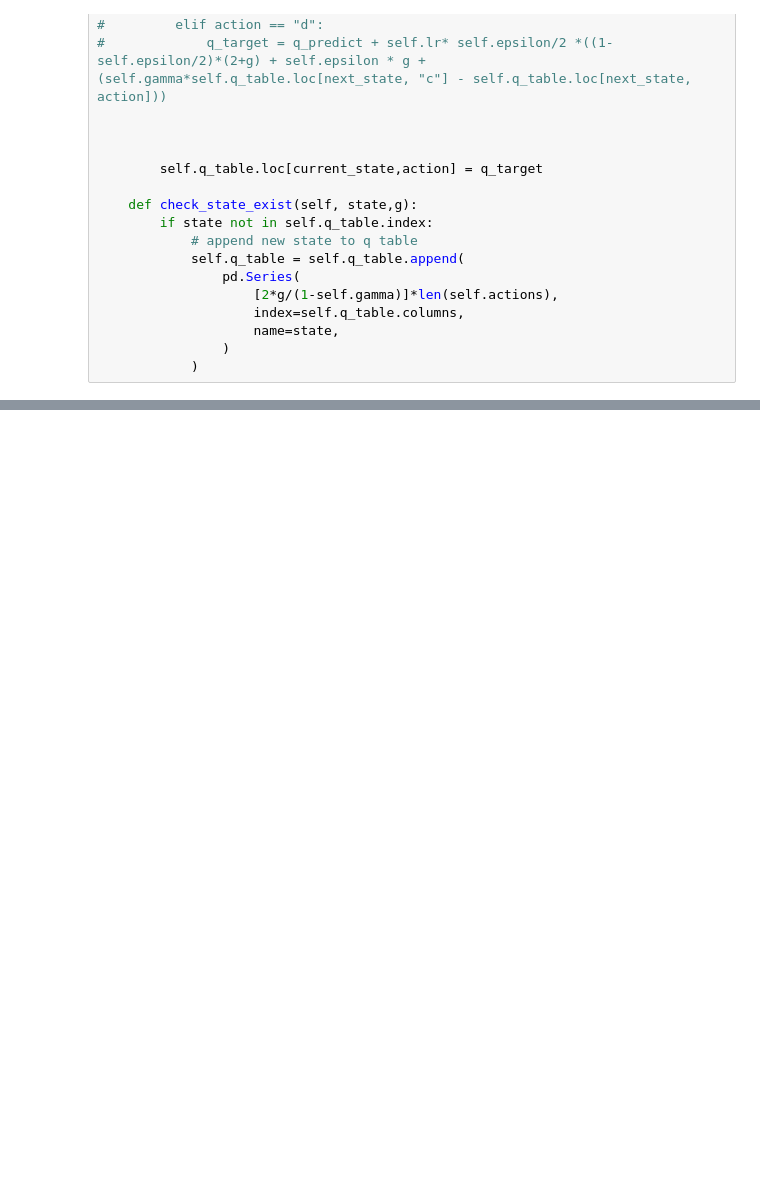
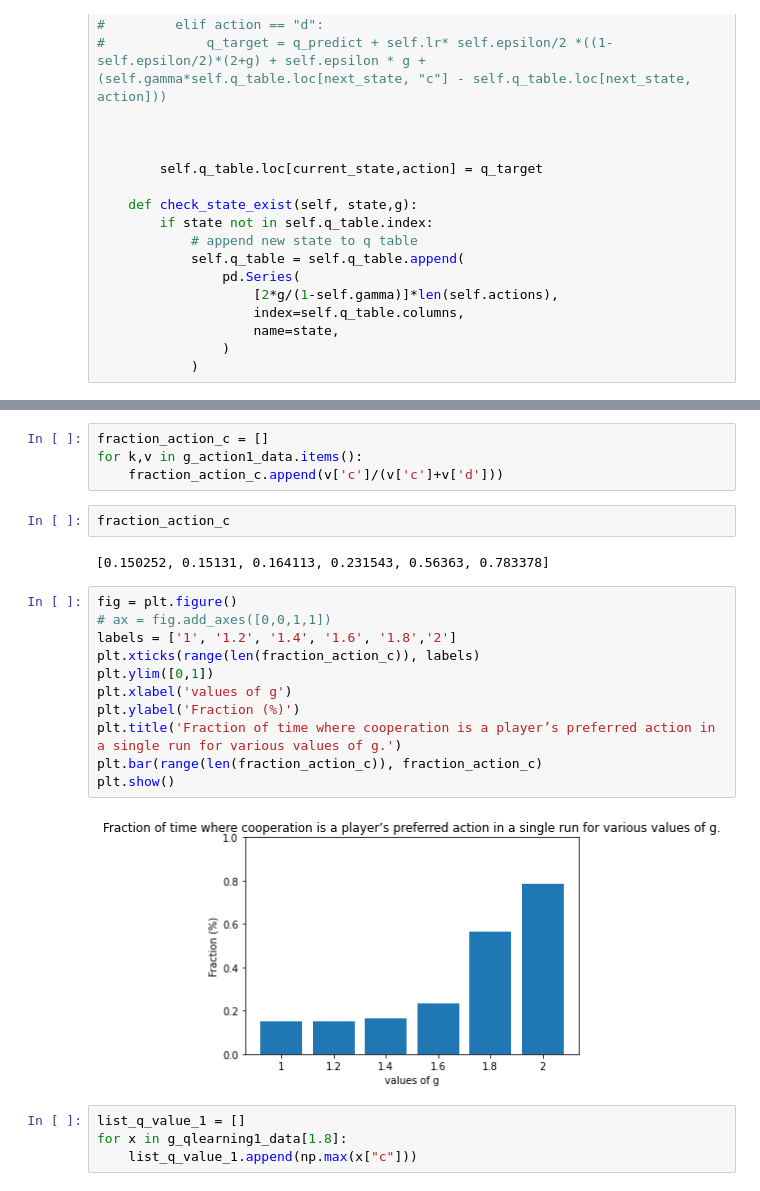
Before and after one commit to korra141/Collusion, a Jupyter notebook: Hacker_Collusion_IPD.ipynb, the cells around one changed output, grey strips where cells are left out. Drawn from its saved outputs; the diff is of its cells as text; blank space fills up the shorter version.

```diff
--- a/Hacker_Collusion_IPD.ipynb
+++ b/Hacker_Collusion_IPD.ipynb
@@ -124,0 +244,25 @@ game over
+# %%
+fraction_action_c = []
+for k,v in g_action1_data.items():
+    fraction_action_c.append(v['c']/(v['c']+v['d']))
+# %%
+fraction_action_c
+# %% [output]
+[0.150252, 0.15131, 0.164113, 0.231543, 0.56363, 0.783378]
+# %%
+fig = plt.figure()
+# ax = fig.add_axes([0,0,1,1])
+labels = ['1', '1.2', '1.4', '1.6', '1.8','2']
+plt.xticks(range(len(fraction_action_c)), labels)
+plt.ylim([0,1])
+plt.xlabel('values of g')
+plt.ylabel('Fraction (%)')
+plt.title('Fraction of time where cooperation is a player’s preferred action in a single run for various values of g.')
+plt.bar(range(len(fraction_action_c)), fraction_action_c)
+plt.show()
+# %% [output]
+[figure, added]
+# %%
+list_q_value_1 = []
+for x in g_qlearning1_data[1.8]:
+    list_q_value_1.append(np.max(x["c"]))
```
Also changed, not shown: parts of 19 cells of this notebook.
